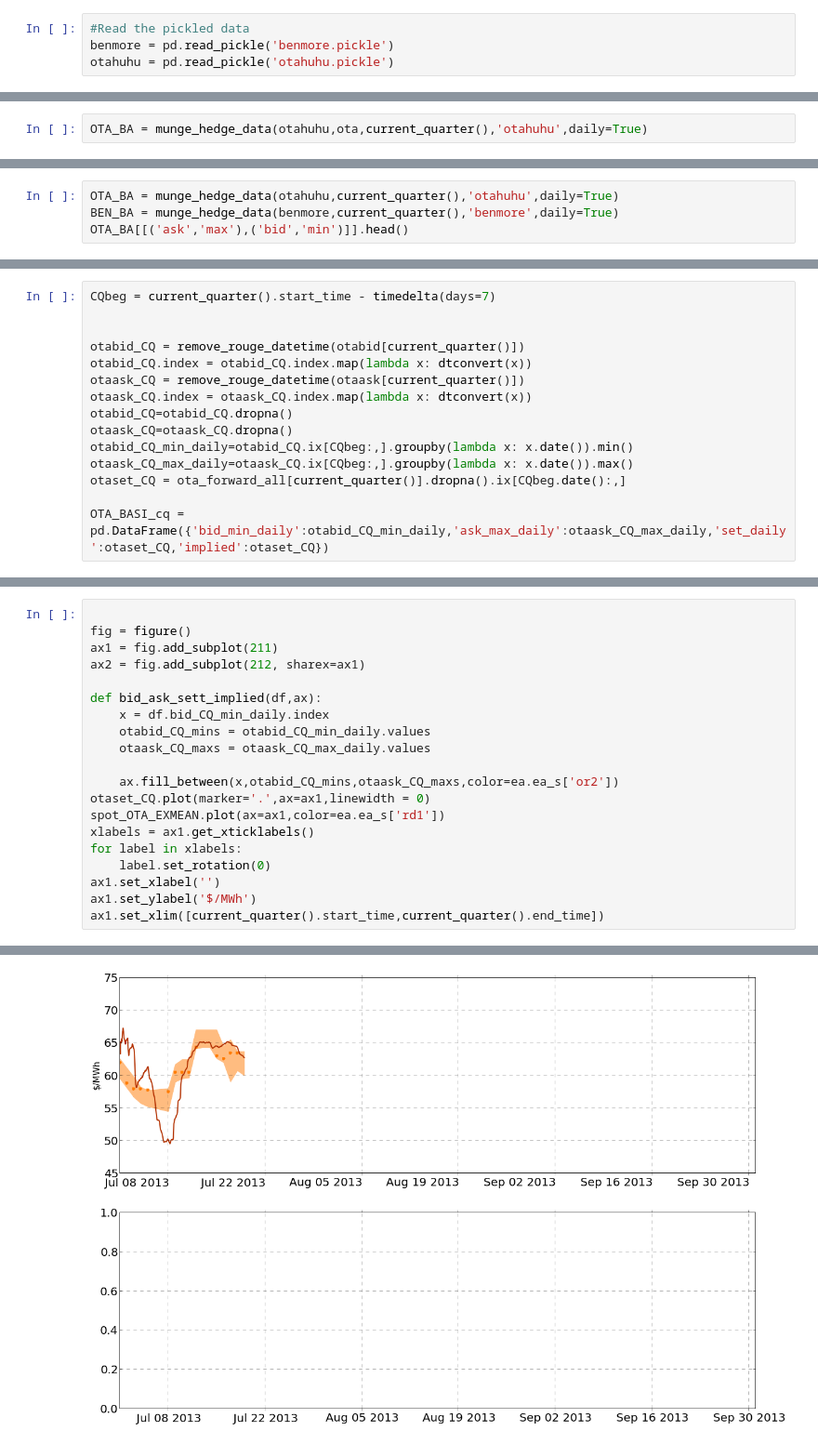
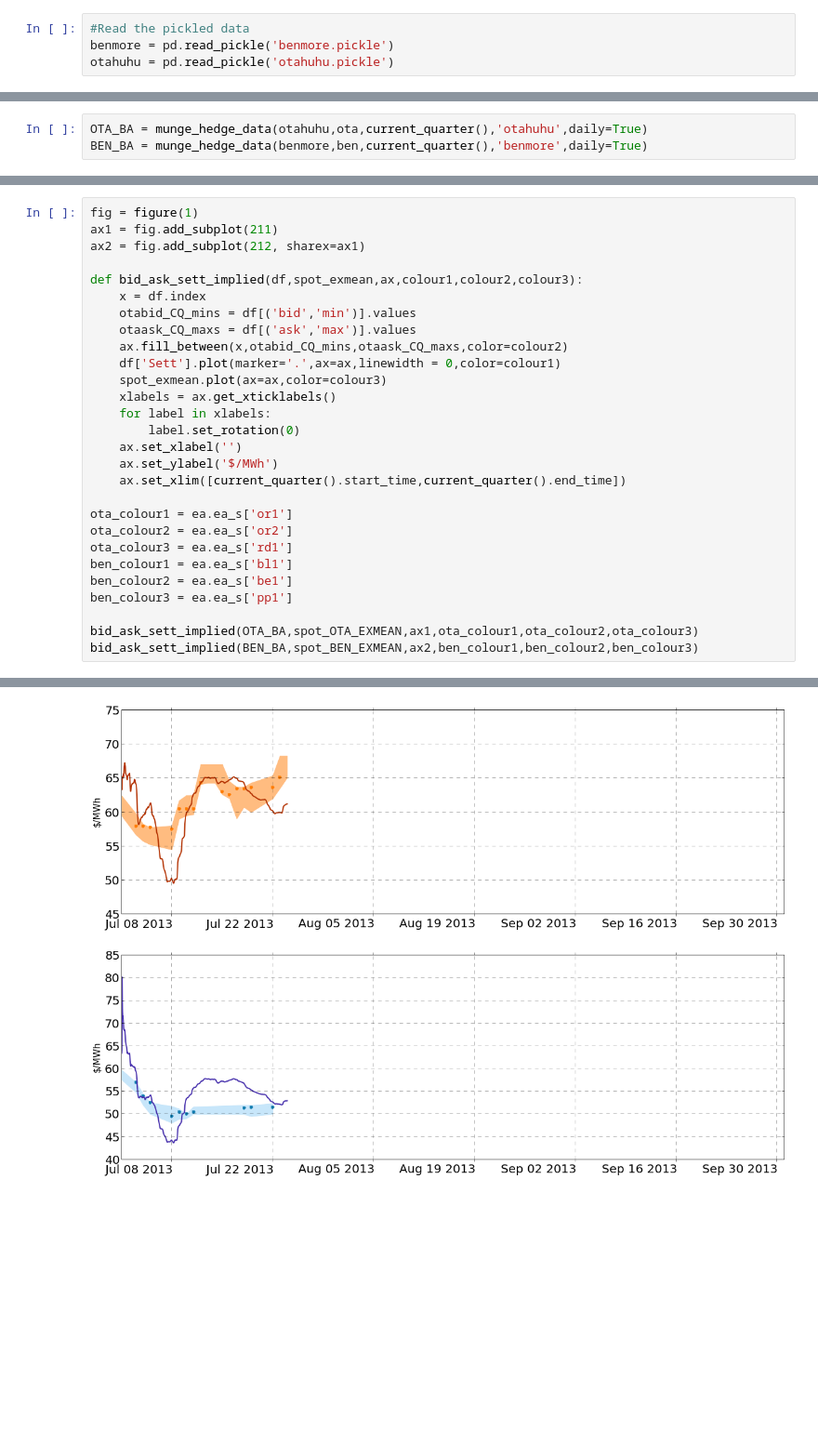
Before and after one commit to jcrabtree/reporting, a Jupyter notebook: asx.ipynb, the cells around one changed output, grey strips where cells are left out. Shown at 93% size. Drawn from its saved outputs; the diff is of its cells as text; blank space fills up the shorter version.

```diff
--- a/asx.ipynb
+++ b/asx.ipynb
@@ -237,3 +249,4 @@ def munge_hedge_data(spread_panel,daily_panel,quarter,ota_ben,daily=False):
     return bid_ask
 # %%
 OTA_BA = munge_hedge_data(otahuhu,ota,current_quarter(),'otahuhu',daily=True)
+BEN_BA = munge_hedge_data(benmore,ben,current_quarter(),'benmore',daily=True)
@@ -262,4 +252,0 @@ OTA_BA
-# %%
-OTA_BA = munge_hedge_data(otahuhu,current_quarter(),'otahuhu',daily=True)
-BEN_BA = munge_hedge_data(benmore,current_quarter(),'benmore',daily=True)
-OTA_BA[[('ask','max'),('bid','min')]].head()
@@ -284,15 +252,0 @@ BEN_BA[[('ask','max'),('bid','min')]].head()
-# %%
-CQbeg = current_quarter().start_time - timedelta(days=7)
-
-
-otabid_CQ = remove_rouge_datetime(otabid[current_quarter()])
-otabid_CQ.index = otabid_CQ.index.map(lambda x: dtconvert(x))
-otaask_CQ = remove_rouge_datetime(otaask[current_quarter()])
-otaask_CQ.index = otaask_CQ.index.map(lambda x: dtconvert(x))
-otabid_CQ=otabid_CQ.dropna()
-otaask_CQ=otaask_CQ.dropna()
-otabid_CQ_min_daily=otabid_CQ.ix[CQbeg:,].groupby(lambda x: x.date()).min()
-otaask_CQ_max_daily=otaask_CQ.ix[CQbeg:,].groupby(lambda x: x.date()).max()
-otaset_CQ = ota_forward_all[current_quarter()].dropna().ix[CQbeg.date():,]
-
-OTA_BASI_cq = pd.DataFrame({'bid_min_daily':otabid_CQ_min_daily,'ask_max_daily':otaask_CQ_max_daily,'set_daily':otaset_CQ,'implied':otaset_CQ})
@@ -318,23 +262,31 @@ spot_BEN_EXMEAN = pd.expanding_mean(spot_BEN) #Benmore expanding mean
 getting BEN2201 from DW
 getting OTA2201 from DW
 # %%
-
-fig = figure()
+fig = figure(1)
 ax1 = fig.add_subplot(211)
 ax2 = fig.add_subplot(212, sharex=ax1)
 
-def bid_ask_sett_implied(df,ax):
-    x = df.bid_CQ_min_daily.index
-    otabid_CQ_mins = otabid_CQ_min_daily.values
-    otaask_CQ_maxs = otaask_CQ_max_daily.values
+def bid_ask_sett_implied(df,spot_exmean,ax,colour1,colour2,colour3):
+    x = df.index
+    otabid_CQ_mins = df[('bid','min')].values
+    otaask_CQ_maxs = df[('ask','max')].values
+    ax.fill_between(x,otabid_CQ_mins,otaask_CQ_maxs,color=colour2)
+    df['Sett'].plot(marker='.',ax=ax,linewidth = 0,color=colour1)
+    spot_exmean.plot(ax=ax,color=colour3)
+    xlabels = ax.get_xticklabels()
+    for label in xlabels:
+        label.set_rotation(0)
+    ax.set_xlabel('')
+    ax.set_ylabel('$/MWh')
+    ax.set_xlim([current_quarter().start_time,current_quarter().end_time])
 
-    ax.fill_between(x,otabid_CQ_mins,otaask_CQ_maxs,color=ea.ea_s['or2'])
-otaset_CQ.plot(marker='.',ax=ax1,linewidth = 0)
-spot_OTA_EXMEAN.plot(ax=ax1,color=ea.ea_s['rd1'])
-xlabels = ax1.get_xticklabels()
-for label in xlabels:
-    label.set_rotation(0)
-ax1.set_xlabel('')
-ax1.set_ylabel('$/MWh')
-ax1.set_xlim([current_quarter().start_time,current_quarter().end_time])
+ota_colour1 = ea.ea_s['or1']
+ota_colour2 = ea.ea_s['or2']
+ota_colour3 = ea.ea_s['rd1']
+ben_colour1 = ea.ea_s['bl1']
+ben_colour2 = ea.ea_s['be1']
+ben_colour3 = ea.ea_s['pp1']
+
+bid_ask_sett_implied(OTA_BA,spot_OTA_EXMEAN,ax1,ota_colour1,ota_colour2,ota_colour3)
+bid_ask_sett_implied(BEN_BA,spot_BEN_EXMEAN,ax2,ben_colour1,ben_colour2,ben_colour3)
 # %% [output]
@@ -342 +293 @@ ax1.set_xlim([current_quarter().start_time,current_quarter().end_time])
-[figure, old version]
+[figure, new version]
```
Also changed, not shown: parts of 33 cells of this notebook.
